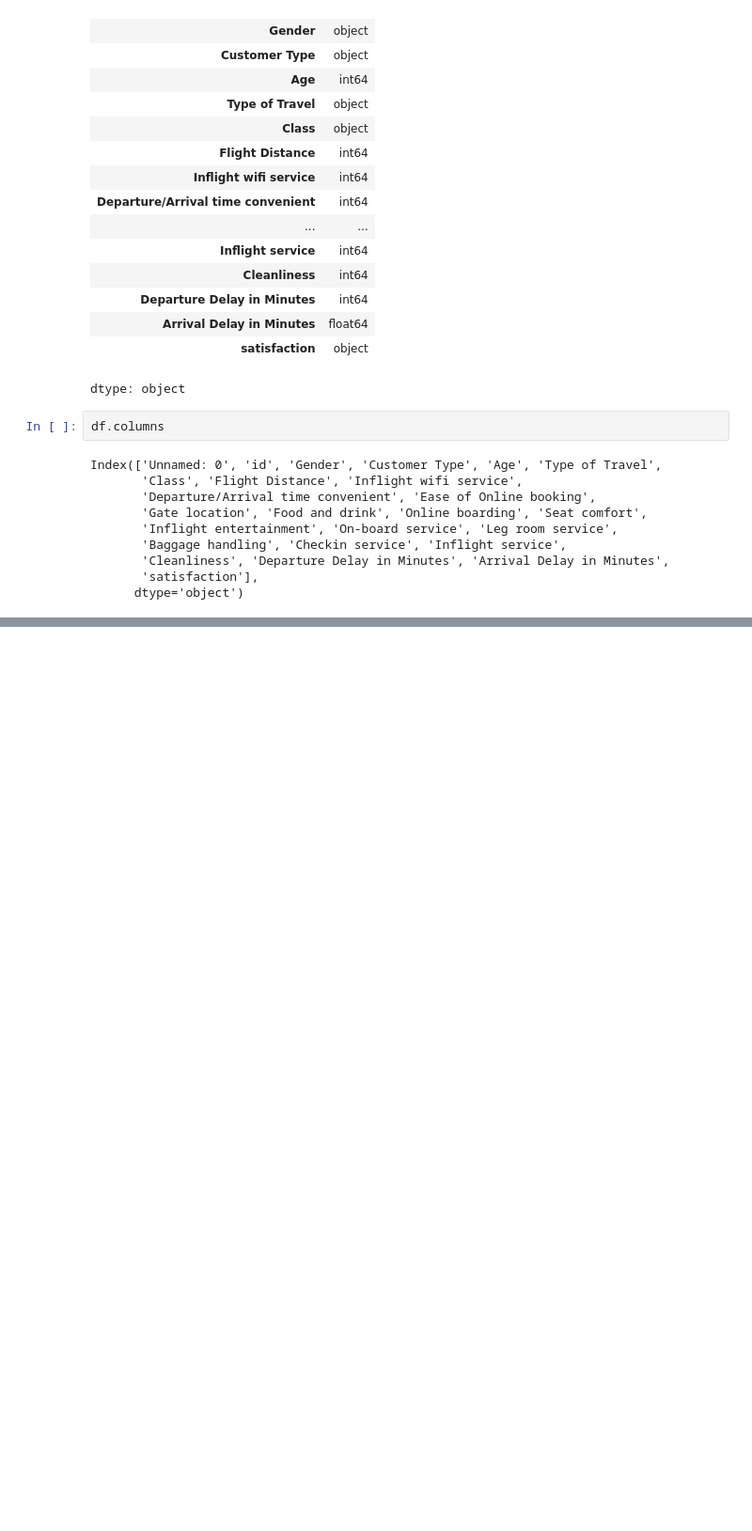
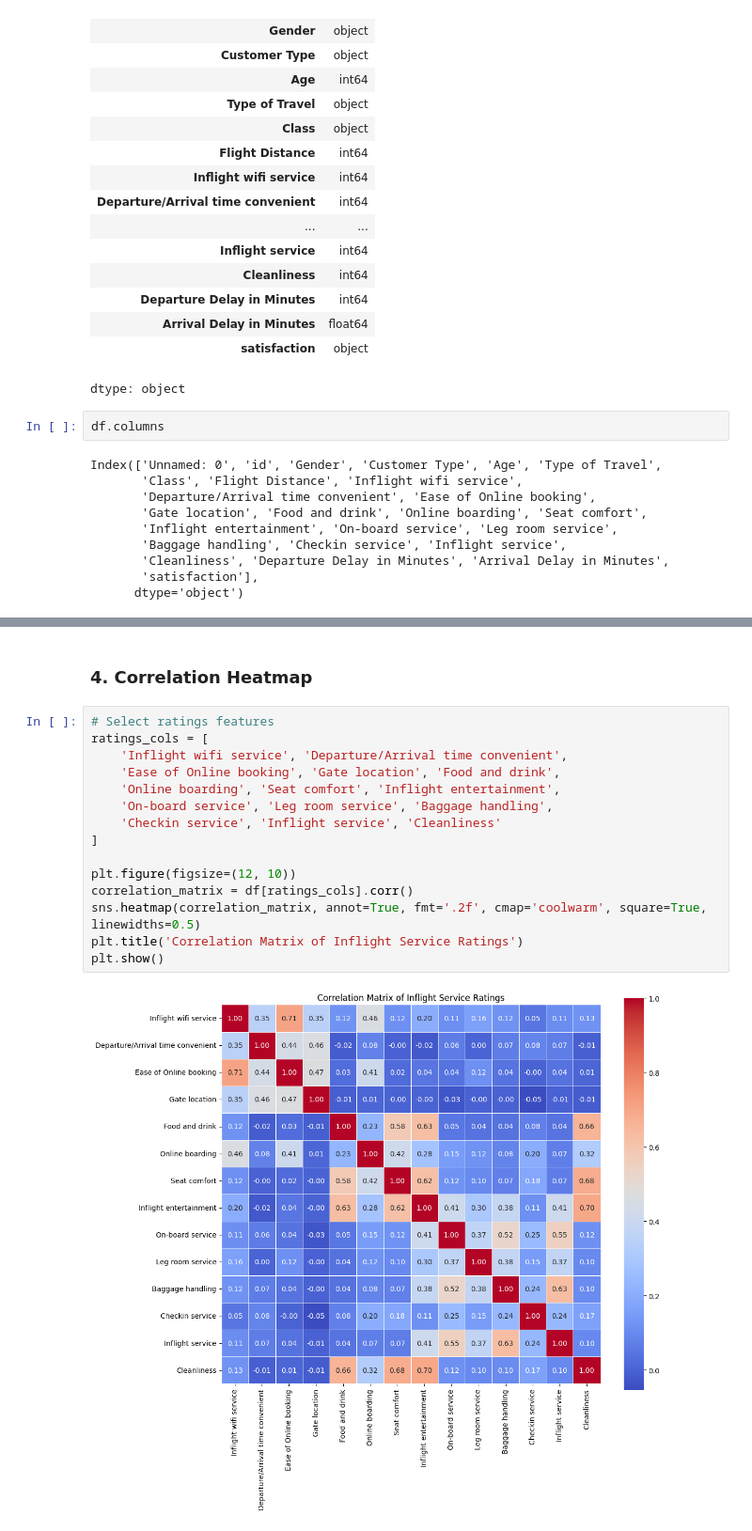
Before and after one commit to kxrrym03/Airline-Passenger-Satisfaction, a Jupyter notebook: Airline_Passenger_Satisfaction.ipynb, the cells around one changed output, grey strips where cells are left out. Shown at 94% size. Saved outputs shown, nothing was run; the diff lists cells and outputs as text; blank space fills up the shorter version.

```diff
--- a/Airline_Passenger_Satisfaction.ipynb
+++ b/Airline_Passenger_Satisfaction.ipynb
@@ -157,0 +201,19 @@ Index(['Unnamed: 0', 'id', 'Gender', 'Customer Type', 'Age', 'Type of Travel',
+# %% [markdown]
+### 4. Correlation Heatmap
+# %%
+# Select ratings features
+ratings_cols = [
+    'Inflight wifi service', 'Departure/Arrival time convenient',
+    'Ease of Online booking', 'Gate location', 'Food and drink',
+    'Online boarding', 'Seat comfort', 'Inflight entertainment',
+    'On-board service', 'Leg room service', 'Baggage handling',
+    'Checkin service', 'Inflight service', 'Cleanliness'
+]
+
+plt.figure(figsize=(12, 10))
+correlation_matrix = df[ratings_cols].corr()
+sns.heatmap(correlation_matrix, annot=True, fmt='.2f', cmap='coolwarm', square=True, linewidths=0.5)
+plt.title('Correlation Matrix of Inflight Service Ratings')
+plt.show()
+# %% [output]
+[figure, added]
```
Also changed, not shown: parts of 10 cells of this notebook.
